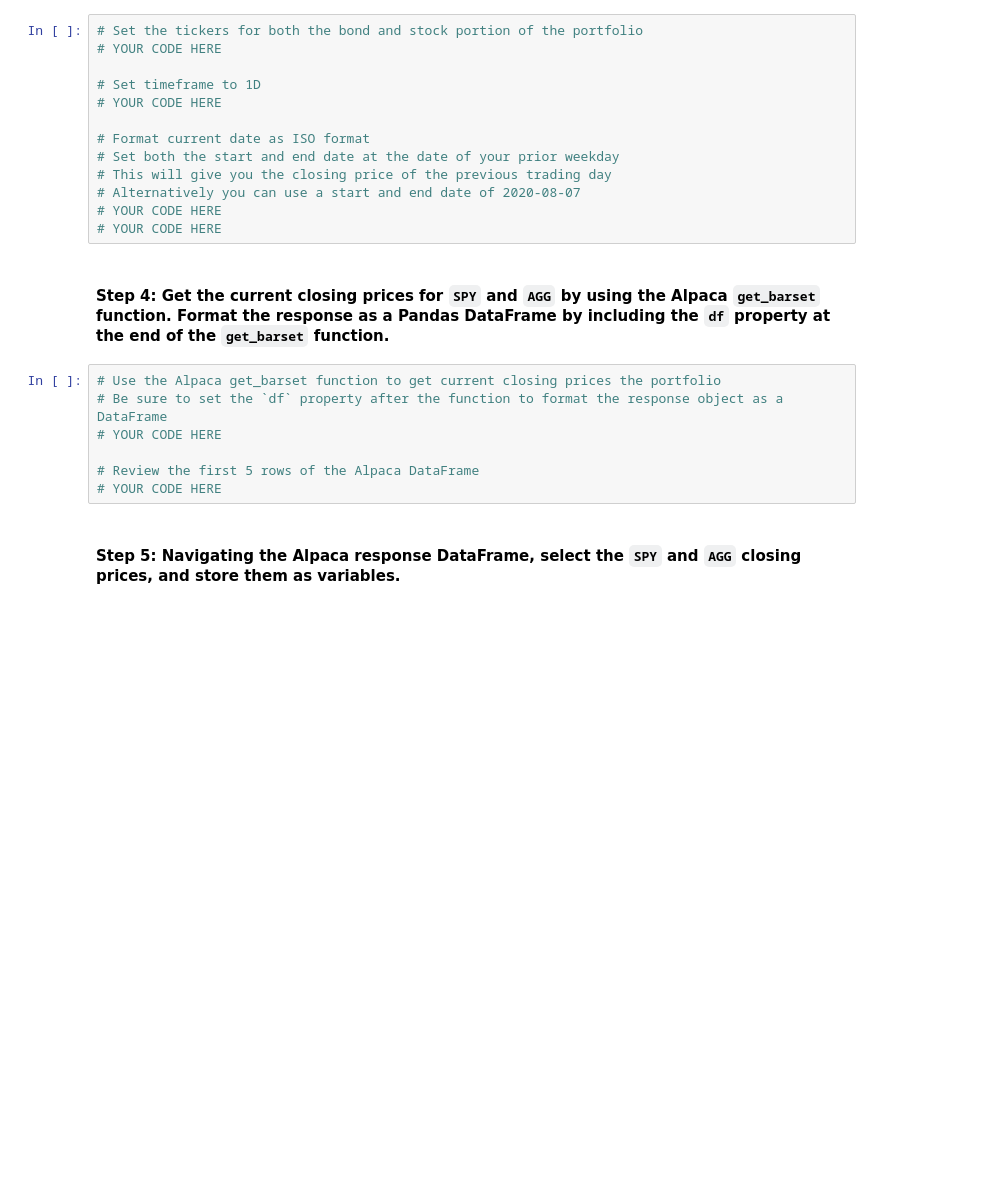
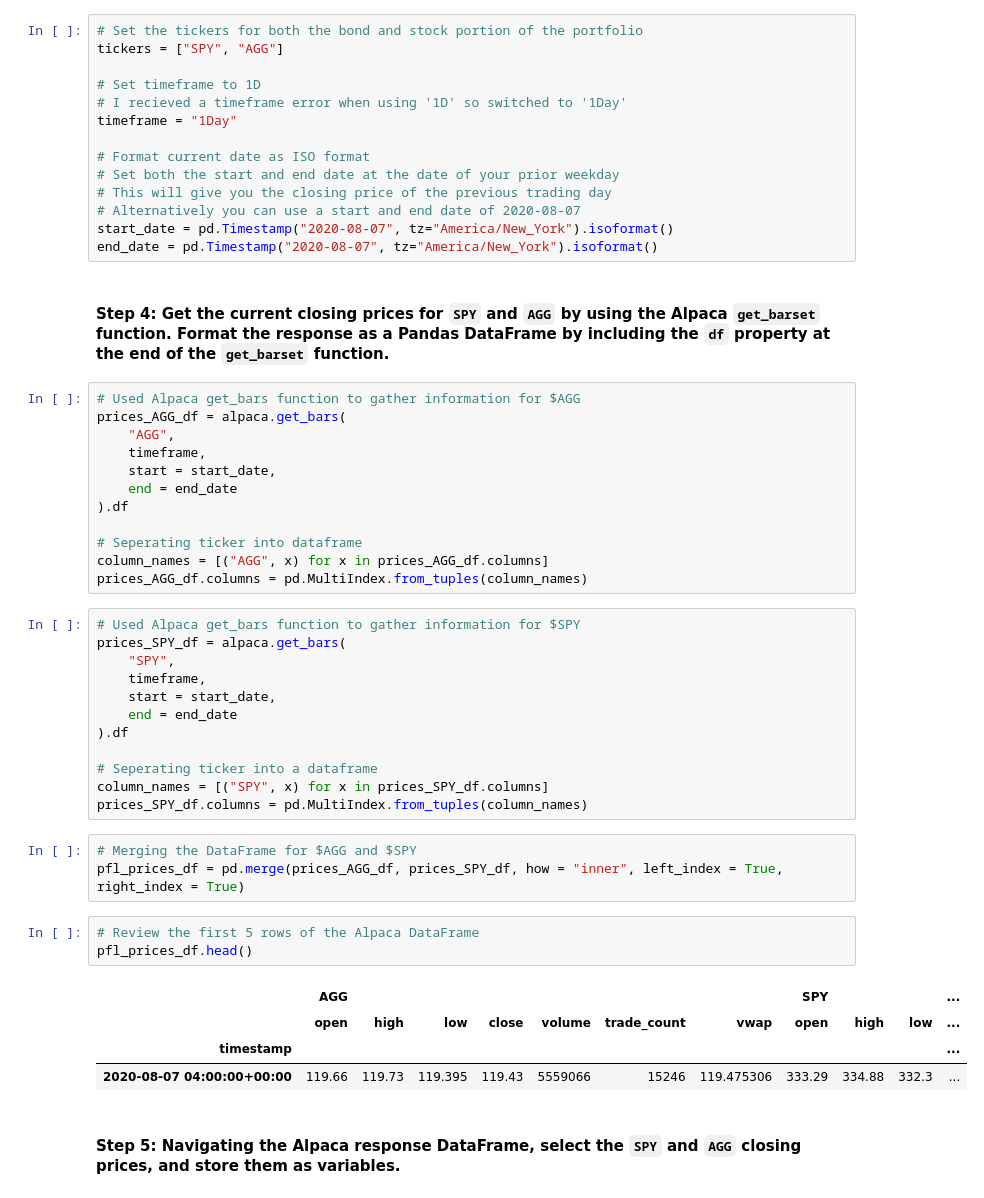
Before and after one commit to ALovettII/5-challenge, a Jupyter notebook: financial_planning_tools.ipynb, the cells around one changed output. Saved outputs shown, nothing was run; the diff lists cells and outputs as text; blank space fills up the shorter version.

Commit message:
Complete: Part 1
Evaluating stock and bond holdings using Alpaca SDK; Using get_bars(), retrieved ticker info for  & ; then was able to calculate total portfolio value.

```diff
--- a/financial_planning_tools.ipynb
+++ b/financial_planning_tools.ipynb
@@ -202,26 +212,55 @@ agg_shares = 200
 - `start_date` and `end_date`: Use the same date for these parameters, and format them with the date of the previous weekday (or `2020-08-07`). This is because you want the one closing price for the most-recent trading day.
 # %%
 # Set the tickers for both the bond and stock portion of the portfolio
-# YOUR CODE HERE
+tickers = ["SPY", "AGG"]
 
 # Set timeframe to 1D
-# YOUR CODE HERE
+# I recieved a timeframe error when using '1D' so switched to '1Day'
+timeframe = "1Day"
 
 # Format current date as ISO format
 # Set both the start and end date at the date of your prior weekday
 # This will give you the closing price of the previous trading day
 # Alternatively you can use a start and end date of 2020-08-07
-# YOUR CODE HERE
-# YOUR CODE HERE
+start_date = pd.Timestamp("2020-08-07", tz="America/New_York").isoformat()
+end_date = pd.Timestamp("2020-08-07", tz="America/New_York").isoformat()
 # %% [markdown]
 #### Step 4: Get the current closing prices for `SPY` and `AGG` by using the Alpaca `get_barset` function. Format the response as a Pandas DataFrame by including the `df` property at the end of the `get_barset` function.
-# %%
-# Use the Alpaca get_barset function to get current closing prices the portfolio
-# Be sure to set the `df` property after the function to format the response object as a DataFrame
-# YOUR CODE HERE
-
-# Review the first 5 rows of the Alpaca DataFrame
-# YOUR CODE HERE
+# %%
+# Used Alpaca get_bars function to gather information for $AGG
+prices_AGG_df = alpaca.get_bars(
+    "AGG",
+    timeframe,
+    start = start_date,
+    end = end_date
+).df
+
+# Seperating ticker into dataframe
+column_names = [("AGG", x) for x in prices_AGG_df.columns]
+prices_AGG_df.columns = pd.MultiIndex.from_tuples(column_names)
+# %%
+# Used Alpaca get_bars function to gather information for $SPY
+prices_SPY_df = alpaca.get_bars(
+    "SPY",
+    timeframe,
+    start = start_date,
+    end = end_date
+).df
+
+# Seperating ticker into a dataframe
+column_names = [("SPY", x) for x in prices_SPY_df.columns]
+prices_SPY_df.columns = pd.MultiIndex.from_tuples(column_names)
+# %%
+# Merging the DataFrame for $AGG and $SPY
+pfl_prices_df = pd.merge(prices_AGG_df, prices_SPY_df, how = "inner", left_index = True, right_index = True)
+# %%
+# Review the first 5 rows of the Alpaca DataFrame
+pfl_prices_df.head()
+# %% [output]
+|  | AGG |  |  |  |  |  |  | SPY |  |  | ... |
+|  | open | high | low | close | volume | trade_count | vwap | open | high | low | ... |
+| timestamp |  |  |  |  |  |  |  |  |  |  | ... |
+| 2020-08-07 04:00:00+00:00 | 119.66 | 119.73 | 119.395 | 119.43 | 5559066 | 15246 | 119.475306 | 333.29 | 334.88 | 332.3 | ... |
 # %% [markdown]
 #### Step 5: Navigating the Alpaca response DataFrame, select the `SPY` and `AGG` closing prices, and store them as variables.
 # %%
```
Also changed, not shown: parts of 16 cells of this notebook.
